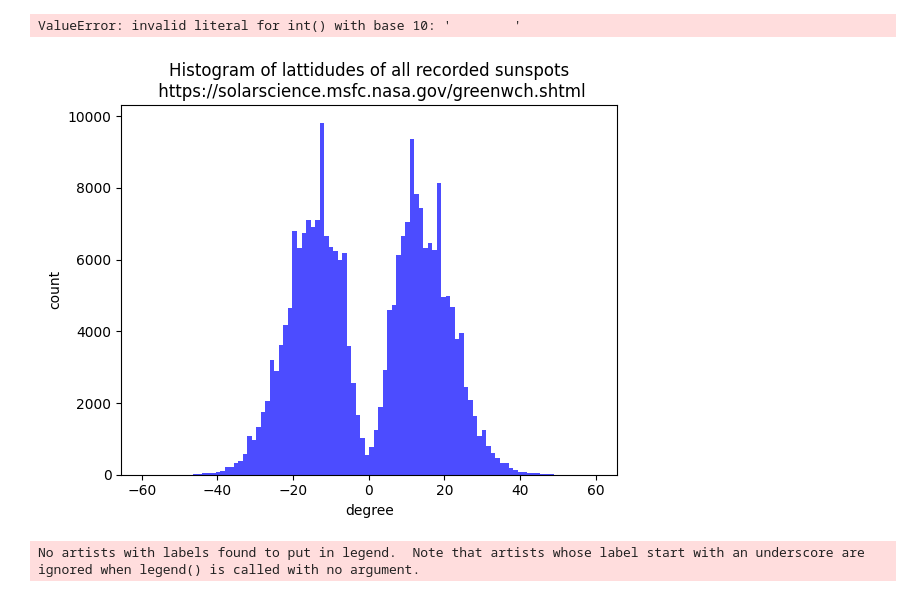
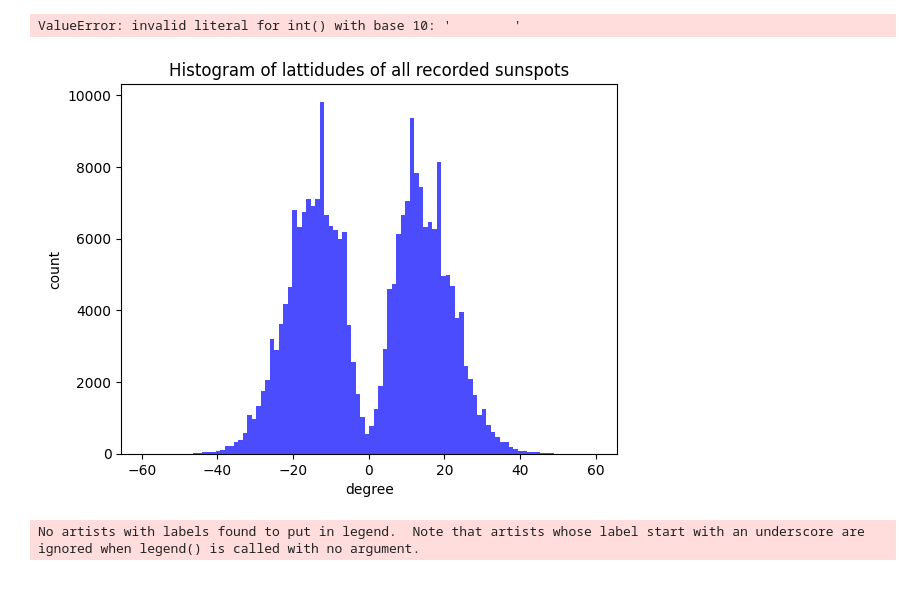
Before and after one commit to demichieldewilde/solar-flares, a Jupyter notebook: data/flare_distr/expr_flares.ipynb, the cells around one changed output. Cells and saved outputs as stored; diff of their text form; code cells hidden in the pictures.

```diff
--- a/data/flare_distr/expr_flares.ipynb
+++ b/data/flare_distr/expr_flares.ipynb
@@ -139,20 +139,20 @@ ValueError: invalid literal for int() with base 10: '        '
 # %%
 import matplotlib.pyplot as plt
 import numpy as np
 
 
 # Create a histogram
 h = plt.hist(flare_counts, bins=100, color='blue', alpha=0.7)
 
 # Customize the plot
-plt.title('Histogram of lattidudes of all recorded sunspots\n https://solarscience.msfc.nasa.gov/greenwch.shtml')
+plt.title('Histogram of lattidudes of all recorded sunspots') # \n https://solarscience.msfc.nasa.gov/greenwch.shtml'
 plt.xlabel('degree')
 plt.ylabel('count')
 
 # Show the plot
 plt.show()
 # %% [output]
-[figure, old version]
+[figure, new version]
 # %%
 x = h[1]
 f = h[0]
```
Also changed, not shown: 1 other file.
